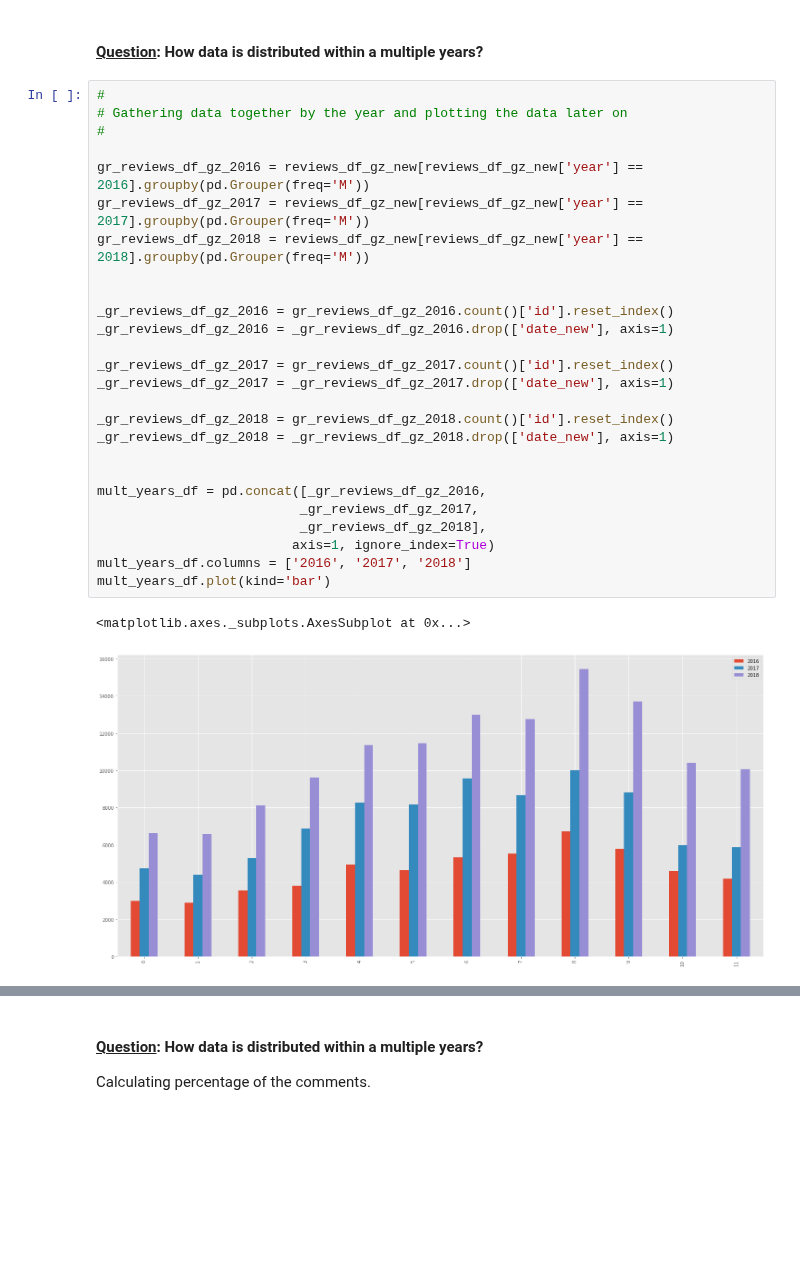
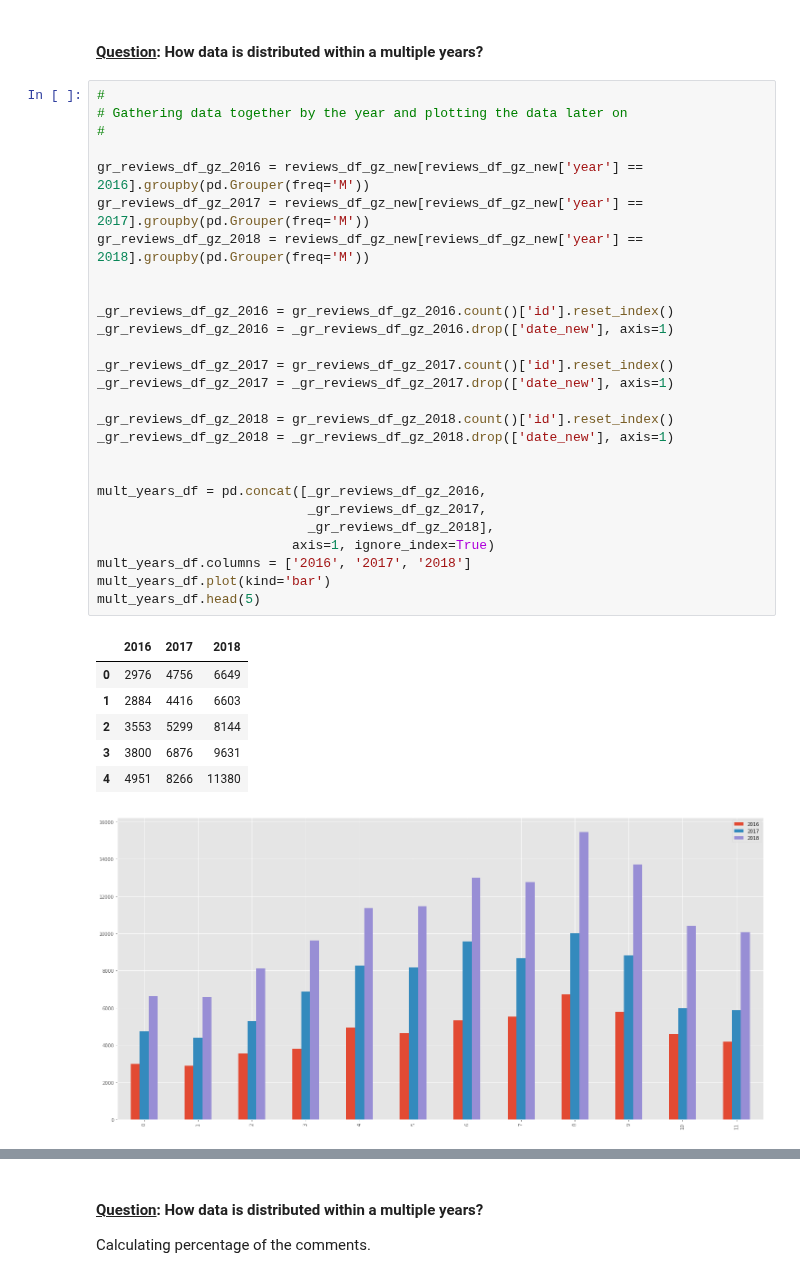
Before and after one commit to vdmitriyev/uol-data-analytics, a Jupyter notebook: python-csv-airbnb/python-csv-airbnb-analysis.ipynb, the cells around one changed output, grey strips where cells are left out. Cells and saved outputs as stored; diff of their text form; blank space fills up the shorter version.

```diff
--- a/python-csv-airbnb/python-csv-airbnb-analysis.ipynb
+++ b/python-csv-airbnb/python-csv-airbnb-analysis.ipynb
@@ -472,29 +472,35 @@ ax = cnt_reviews_df_gz_new.plot(kind='bar')
 # %%
 #
 # Gathering data together by the year and plotting the data later on
 #
 
 gr_reviews_df_gz_2016 = reviews_df_gz_new[reviews_df_gz_new['year'] == 2016].groupby(pd.Grouper(freq='M'))
 gr_reviews_df_gz_2017 = reviews_df_gz_new[reviews_df_gz_new['year'] == 2017].groupby(pd.Grouper(freq='M'))
 gr_reviews_df_gz_2018 = reviews_df_gz_new[reviews_df_gz_new['year'] == 2018].groupby(pd.Grouper(freq='M'))
 
 
 _gr_reviews_df_gz_2016 = gr_reviews_df_gz_2016.count()['id'].reset_index()
 _gr_reviews_df_gz_2016 = _gr_reviews_df_gz_2016.drop(['date_new'], axis=1)
 
 _gr_reviews_df_gz_2017 = gr_reviews_df_gz_2017.count()['id'].reset_index()
 _gr_reviews_df_gz_2017 = _gr_reviews_df_gz_2017.drop(['date_new'], axis=1)
 
 _gr_reviews_df_gz_2018 = gr_reviews_df_gz_2018.count()['id'].reset_index()
 _gr_reviews_df_gz_2018 = _gr_reviews_df_gz_2018.drop(['date_new'], axis=1)
 
 
 mult_years_df = pd.concat([_gr_reviews_df_gz_2016,
-                          _gr_reviews_df_gz_2017,
-                          _gr_reviews_df_gz_2018],
+                           _gr_reviews_df_gz_2017,
+                           _gr_reviews_df_gz_2018],
                          axis=1, ignore_index=True)
 mult_years_df.columns = ['2016', '2017', '2018']
 mult_years_df.plot(kind='bar')
+mult_years_df.head(5)
 # %% [output]
-<matplotlib.axes._subplots.AxesSubplot at 0x...>
+|  | 2016 | 2017 | 2018 |
+| 0 | 2976 | 4756 | 6649 |
+| 1 | 2884 | 4416 | 6603 |
+| 2 | 3553 | 5299 | 8144 |
+| 3 | 3800 | 6876 | 9631 |
+| 4 | 4951 | 8266 | 11380 |
 [figure]
```
Also changed, not shown: parts of 2 cells of this notebook, 3 other files.
